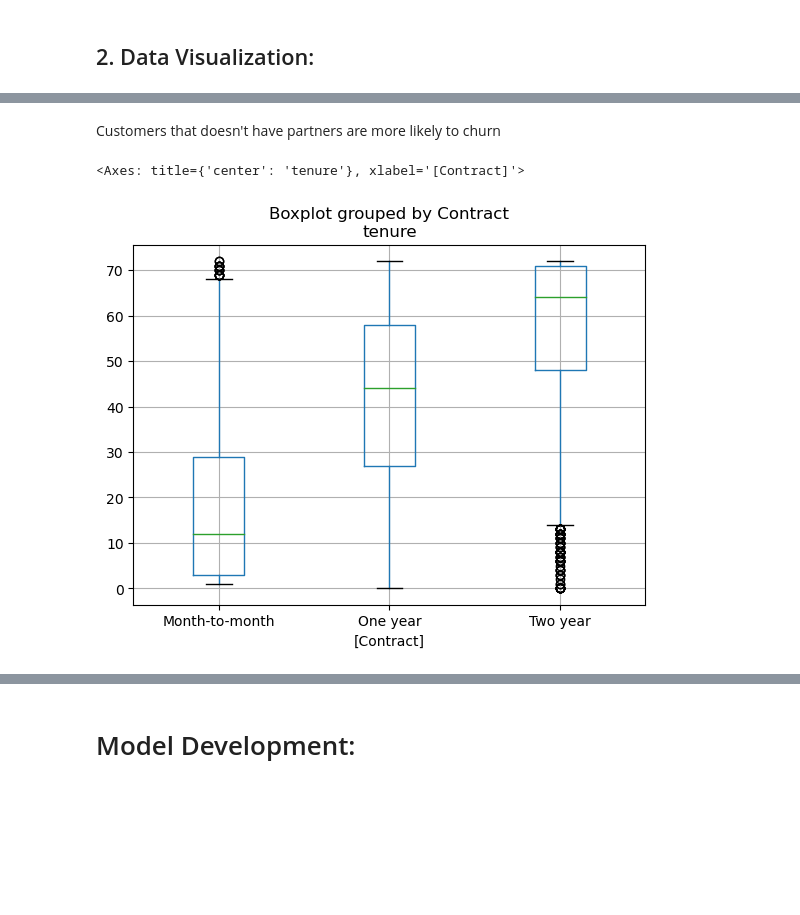
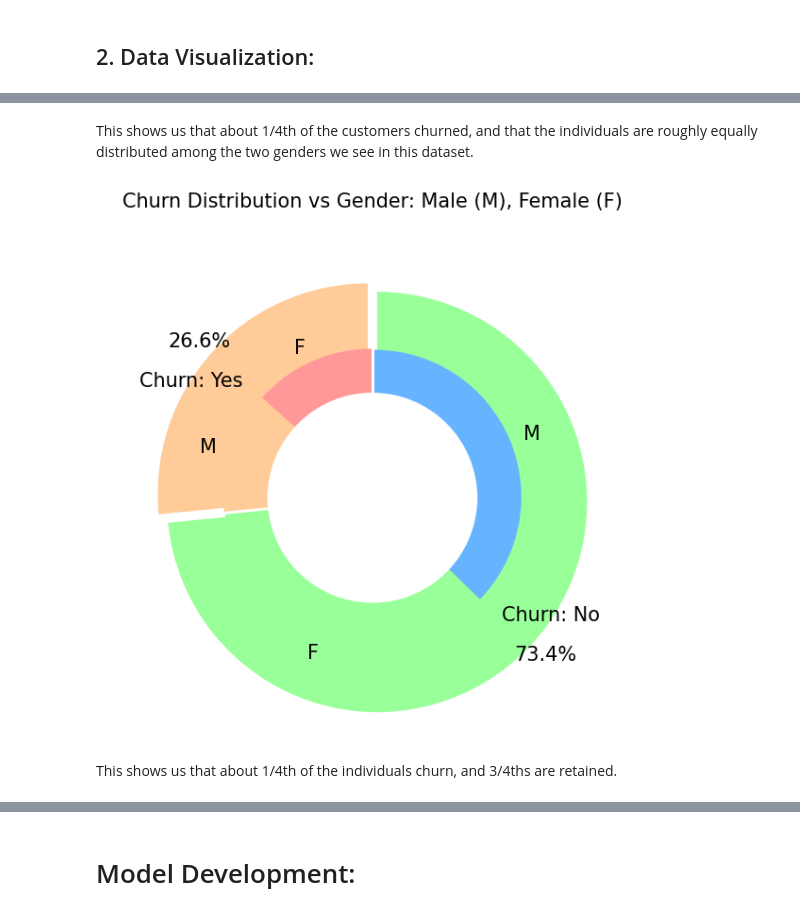
Before and after one commit to drachenherz19/Customer-Churn-Prediction, a Jupyter notebook: Customer Churn Prediction - Akhil Nair.ipynb, the cells around one changed output, grey strips where cells are left out. Saved outputs shown, nothing was run; the diff lists cells and outputs as text; code cells hidden in the pictures; blank space fills up the shorter version.

```diff
--- a/Customer Churn Prediction - Akhil Nair.ipynb
+++ b/Customer Churn Prediction - Akhil Nair.ipynb
@@ -288,8 +104,0 @@ fig.show()
-# %% [markdown]
-Customers that doesn't have partners are more likely to churn
-# %%
-#Box-plot
-customer_churn.boxplot(column='tenure',by=['Contract'])
-# %% [output]
-<Axes: title={'center': 'tenure'}, xlabel='[Contract]'>
-[figure, removed]
@@ -295,0 +128,33 @@ customer_churn.boxplot(column='tenure',by=['Contract'])
+# %% [markdown]
+This shows us that about 1/4th of the customers churned, and that the individuals are roughly equally distributed among the two genders we see in this dataset.
+# %%
+import matplotlib.pyplot as plt
+
+plt.figure(figsize=(6, 6))
+labels = ["Churn: Yes", "Churn: No"]
+values = [1869, 5163]
+labels_gender = ["F", "M", "F", "M"]
+sizes_gender = [939, 930, 2544, 2619]
+colors = ['#ffcc99', '#99ff99']
+colors_gender = ['#ff9999', '#ffcc99', '#99ff99', '#66b3ff']
+
+#We use pie charts, and define explosion settings for more clarity between the rings:
+explode = (0.3, 0.3)
+explode_gender = (0.1, 0.1, 0.1, 0.1)
+textprops = {"fontsize": 15}
+plt.pie(values, labels=labels, autopct='%1.1f%%', pctdistance=1.08, labeldistance=0.8,
+        colors=colors, startangle=90, frame=True, explode=explode, radius=10,
+        textprops=textprops, counterclock=True)
+plt.pie(sizes_gender, labels=labels_gender, colors=colors_gender, startangle=90,
+        explode=explode_gender, radius=7, textprops=textprops, counterclock=True)
+centre_circle = plt.Circle((0, 0), 5, color='black', fc='white', linewidth=0)
+fig = plt.gcf()
+fig.gca().add_artist(centre_circle)
+plt.title('Churn Distribution vs Gender: Male (M), Female (F)', fontsize=15, y=1.1)
+plt.axis('equal')
+plt.tight_layout()
+plt.show()
+# %% [output]
+[figure, added]
+# %% [markdown]
+This shows us that about 1/4th of the individuals churn, and 3/4ths are retained.
```
Also changed, not shown: parts of 101 cells of this notebook.
